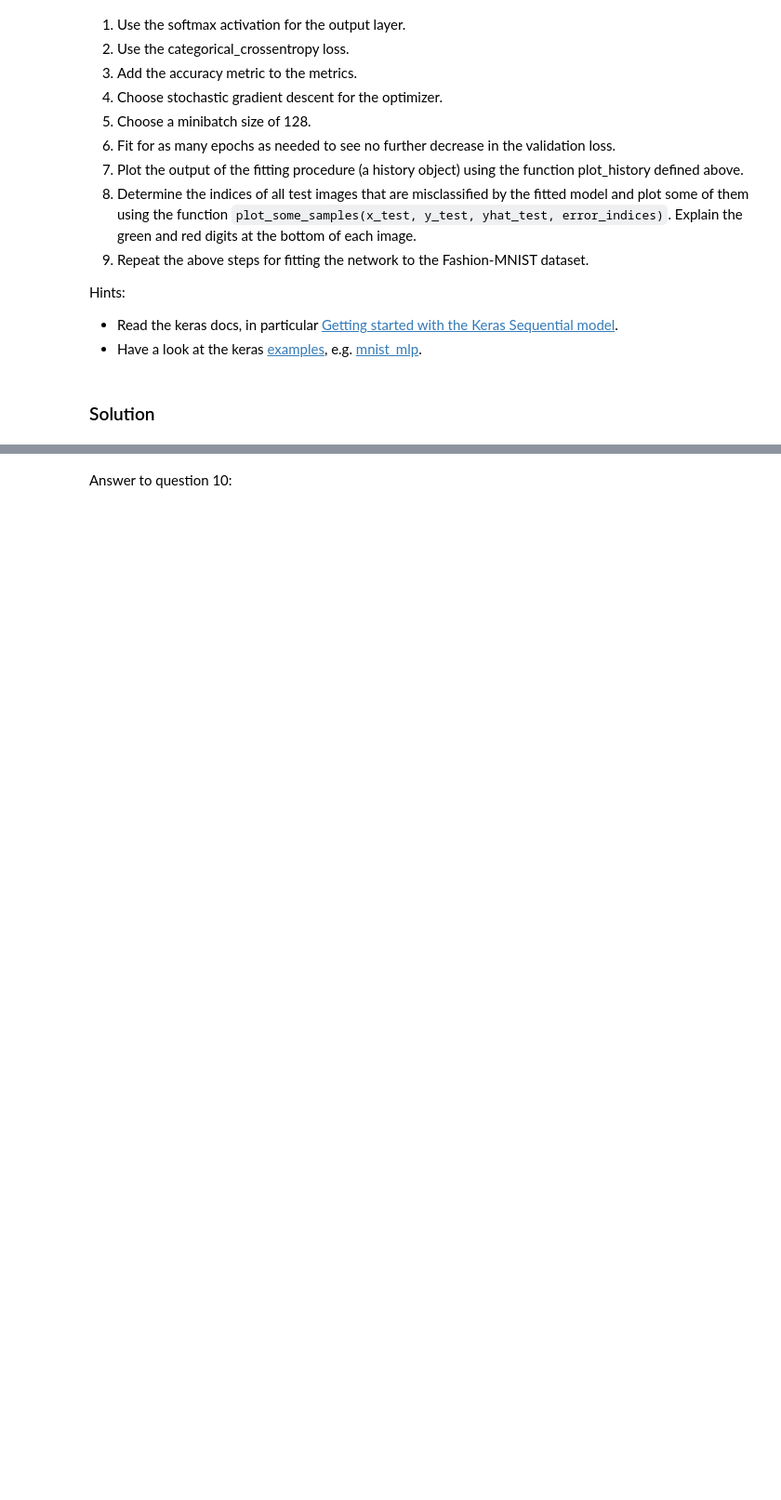
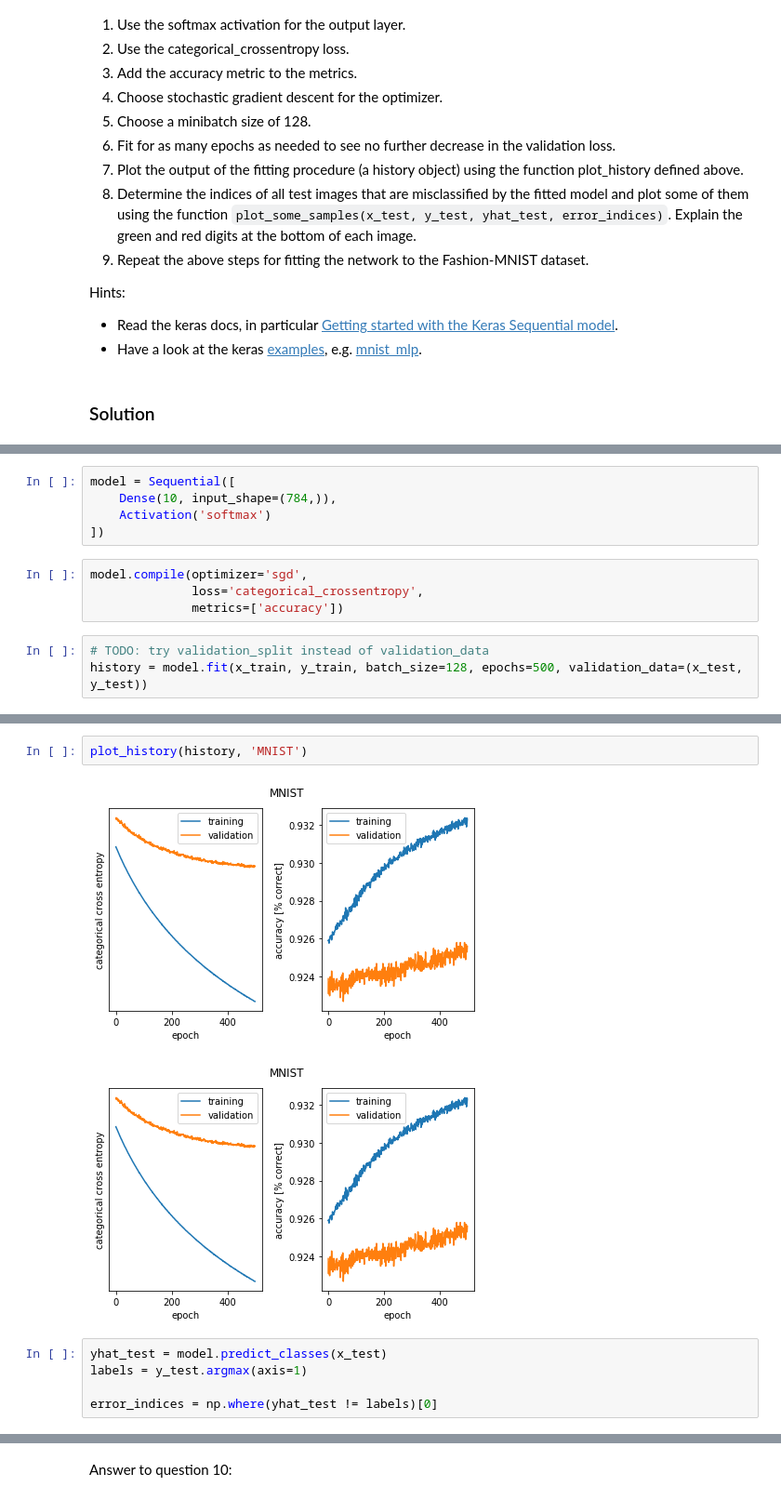
Before and after one commit to serifsonerserbest/ANN, a Jupyter notebook: miniproject1.ipynb, the cells around one changed output, grey strips where cells are left out. Shown at 93% size. Saved outputs shown, nothing was run; the diff lists cells and outputs as text; blank space fills up the shorter version.

```diff
--- a/miniproject1.ipynb
+++ b/miniproject1.ipynb
@@ -198,0 +201,12 @@ Hints:
+# %%
+model = Sequential([
+    Dense(10, input_shape=(784,)),
+    Activation('softmax')
+])
+# %%
+model.compile(optimizer='sgd',
+              loss='categorical_crossentropy',
+              metrics=['accuracy'])
+# %%
+# TODO: try validation_split instead of validation_data
+history = model.fit(x_train, y_train, batch_size=128, epochs=500, validation_data=(x_test, y_test))
@@ -198,0 +231,10 @@ Hints:
+# %%
+plot_history(history, 'MNIST')
+# %% [output]
+[figure, added]
+[figure, added]
+# %%
+yhat_test = model.predict_classes(x_test)
+labels = y_test.argmax(axis=1)
+
+error_indices = np.where(yhat_test != labels)[0]
```
Also changed, not shown: parts of 16 cells of this notebook, 1 other file.
